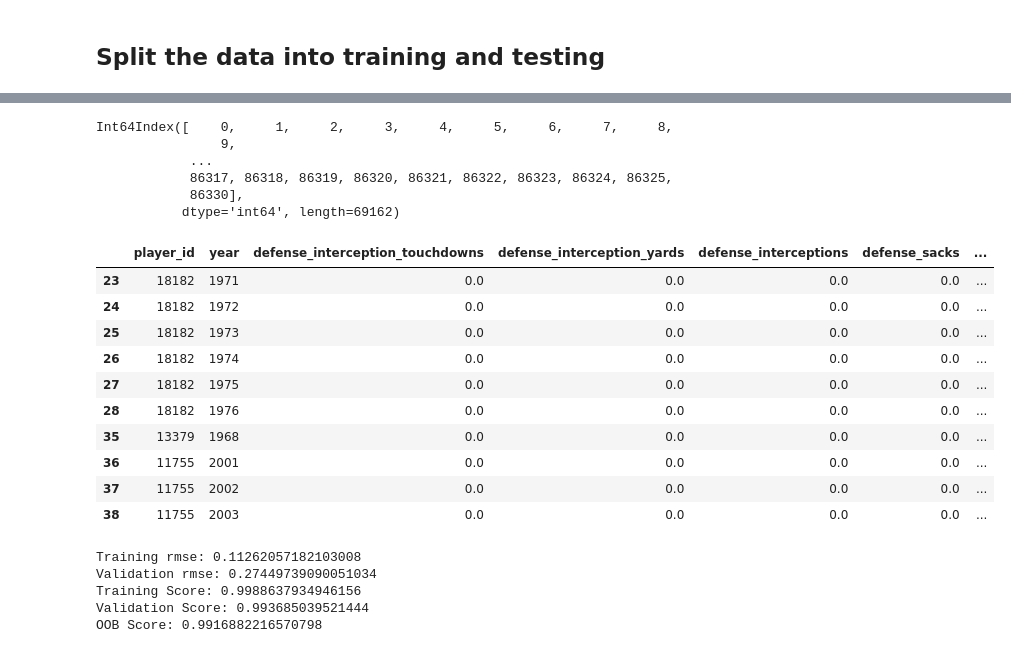
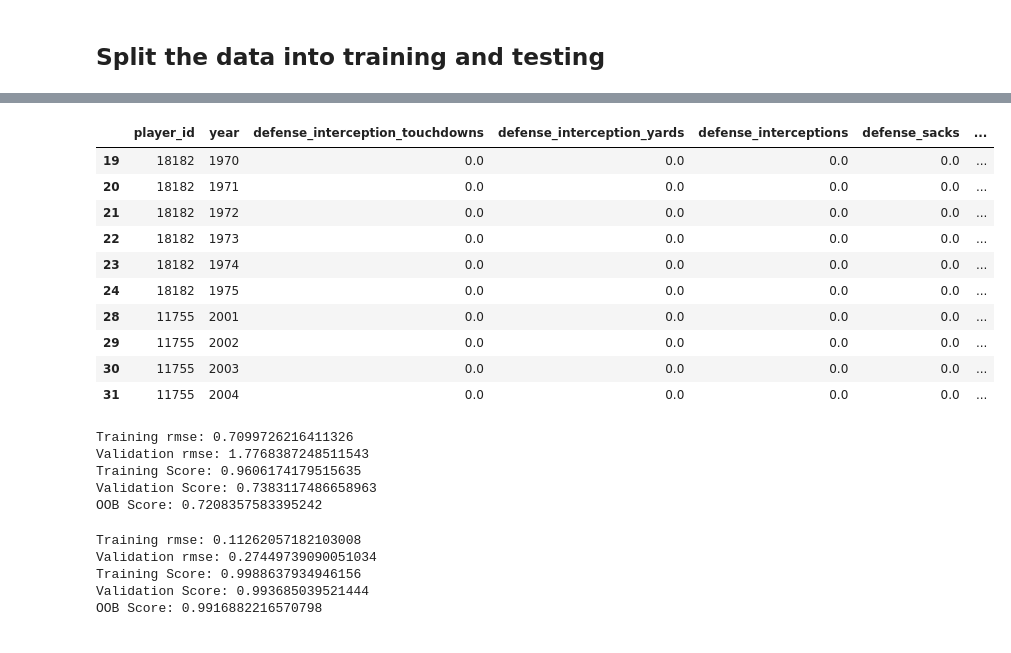
Before and after one commit to MichoelSnow/fantasy_football, a Jupyter notebook: notebooks/random_forest.ipynb, the cells around one changed output, grey strips where cells are left out. Drawn from its saved outputs; the diff is of its cells as text; code cells hidden in the pictures.

```diff
--- a/notebooks/random_forest.ipynb
+++ b/notebooks/random_forest.ipynb
@@ -87,0 +243,16 @@ df_year.loc[df_year.index[df_year.season_number>2],'ff_score_n3'] = df_year.loc[
+# %%
+df_yr_gb = df_year[['player_id','season_number']].groupby('player_id',sort=False,as_index=False).last()
+df_yr_gb.rename(columns={'season_number':'total_seasons'}, inplace=True)
+df_year = df_year.merge(df_yr_gb, on='player_id', how='left')
+# %%
+df_year['last_season'] = df_year.total_seasons - df_year.season_number
+df_year.last_season = df_year.last_season+1
+df_year.loc[df_year.last_season>1,'last_season'] = 0
+df_year['future_score'] = -999
+df_year.loc[df_year.last_season==0,'future_score'] = df_year.loc[(df_year.index[df_year.last_season==0] + 1),'ff_score'].values
+# %%
+df_year_predict = df_year.copy()
+df_year_predict = df_year_predict.loc[df_year_predict.last_season == 0,:]
+df_year_predict.reset_index(drop=True, inplace=True)
+df_year_predict.drop(columns=['total_seasons','last_season'], inplace=True)
+df_year_predict.head()
@@ -90,9 +268,9 @@ df_year.loc[df_year.index[df_year.season_number>2],'ff_score_n3'] = df_year.loc[
 # %% [markdown]
 ## Convert categorical columns to integers and split off target variable
 # %%
-df_year_cat = df_year.copy()
+df_year_cat = df_year_predict.copy()
 train_cats(df_year_cat)
-df_x, df_y, nas = proc_df(df_year_cat, 'ff_score')
+df_x, df_y, nas = proc_df(df_year_cat, 'future_score')
 # %% [markdown]
 ## Split the data into training and testing
 # %%
@@ -113,29 +291,20 @@ len(df_x), df_x.player_id.nunique()
 # %%
 id_trn_ct = int(0.8 * df_x.player_id.nunique())
 id_trn = np.random.RandomState(42).choice(df_x.player_id.unique(),id_trn_ct, replace=False)
-# %%
-df_x_trn.index
-# %% [output]
-Int64Index([    0,     1,     2,     3,     4,     5,     6,     7,     8,
-                9,
-            ...
-            86317, 86318, 86319, 86320, 86321, 86322, 86323, 86324, 86325,
-            86330],
-           dtype='int64', length=69162)
 # %%
-df_year_cat.loc[df_year_cat.ff_score>0,:].head(10)
+df_year_cat.loc[df_year_cat.future_score>0,:].head(10)
 # %% [output]
 |  | player_id | year | defense_interception_touchdowns | defense_interception_yards | defense_interceptions | defense_sacks | ... |
-| 23 | 18182 | 1971 | 0.0 | 0.0 | 0.0 | 0.0 | ... |
-| 24 | 18182 | 1972 | 0.0 | 0.0 | 0.0 | 0.0 | ... |
-| 25 | 18182 | 1973 | 0.0 | 0.0 | 0.0 | 0.0 | ... |
-| 26 | 18182 | 1974 | 0.0 | 0.0 | 0.0 | 0.0 | ... |
-| 27 | 18182 | 1975 | 0.0 | 0.0 | 0.0 | 0.0 | ... |
-| 28 | 18182 | 1976 | 0.0 | 0.0 | 0.0 | 0.0 | ... |
-| 35 | 13379 | 1968 | 0.0 | 0.0 | 0.0 | 0.0 | ... |
-| 36 | 11755 | 2001 | 0.0 | 0.0 | 0.0 | 0.0 | ... |
-| 37 | 11755 | 2002 | 0.0 | 0.0 | 0.0 | 0.0 | ... |
-| 38 | 11755 | 2003 | 0.0 | 0.0 | 0.0 | 0.0 | ... |
+| 19 | 18182 | 1970 | 0.0 | 0.0 | 0.0 | 0.0 | ... |
+| 20 | 18182 | 1971 | 0.0 | 0.0 | 0.0 | 0.0 | ... |
+| 21 | 18182 | 1972 | 0.0 | 0.0 | 0.0 | 0.0 | ... |
+| 22 | 18182 | 1973 | 0.0 | 0.0 | 0.0 | 0.0 | ... |
+| 23 | 18182 | 1974 | 0.0 | 0.0 | 0.0 | 0.0 | ... |
+| 24 | 18182 | 1975 | 0.0 | 0.0 | 0.0 | 0.0 | ... |
+| 28 | 11755 | 2001 | 0.0 | 0.0 | 0.0 | 0.0 | ... |
+| 29 | 11755 | 2002 | 0.0 | 0.0 | 0.0 | 0.0 | ... |
+| 30 | 11755 | 2003 | 0.0 | 0.0 | 0.0 | 0.0 | ... |
+| 31 | 11755 | 2004 | 0.0 | 0.0 | 0.0 | 0.0 | ... |
 # %%
 df_x_trn = df_x.loc[df_x.player_id.isin(id_trn),:]
 df_y_trn = df_y[df_x_trn.index]
@@ -163,6 +332,16 @@ def print_custom_RFscore(df_x_trn, df_y_trn, df_x_val, df_y_val):
     print(f'Validation Score: {valid_score}')
     if hasattr(m, 'oob_score_'):
         print(f'OOB Score: {m.oob_score_}')
+# %%
+m = RandomForestRegressor(n_estimators=30, max_features=0.5, n_jobs=-1, oob_score=True, random_state=42)
+m.fit(df_x_trn, df_y_trn)
+print_custom_RFscore(df_x_trn, df_y_trn, df_x_val, df_y_val)
+# %% [output]
+Training rmse: 0.7099726216411326
+Validation rmse: 1.7768387248511543
+Training Score: 0.9606174179515635
+Validation Score: 0.7383117486658963
+OOB Score: 0.7208357583395242
 # %%
 m = RandomForestRegressor(n_estimators=30, max_features=0.5, n_jobs=-1, oob_score=True, random_state=42)
 m.fit(df_x_trn, df_y_trn)
```
Also changed, not shown: parts of 78 cells of this notebook, 6 other files.
